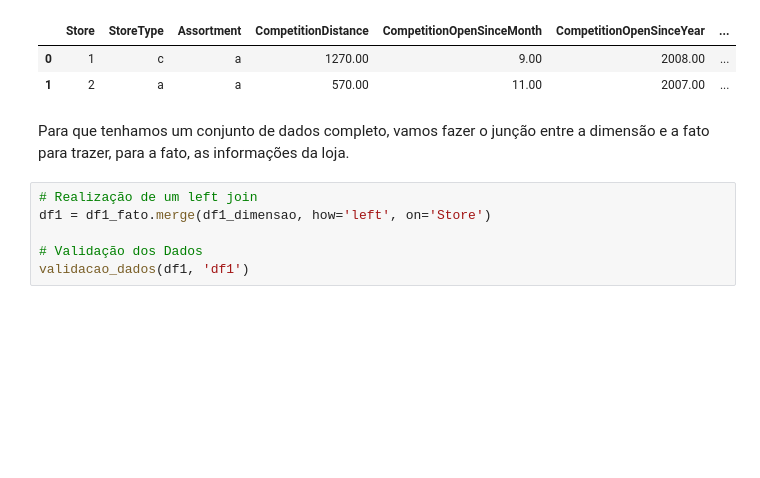
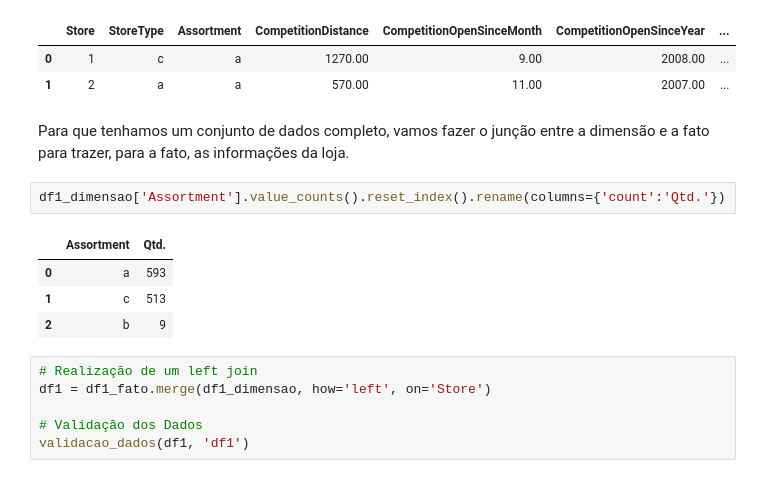
Before and after one commit to jefferson-datascience/Previsao-Vendas-Rossmann, a Jupyter notebook: Notebooks/Ciclo5.ipynb, the cells around one changed output. Cells and saved outputs as stored; diff of their text form; blank space fills up the shorter version.

```diff
--- a/Notebooks/Ciclo5.ipynb
+++ b/Notebooks/Ciclo5.ipynb
@@ -116,6 +137,13 @@ Amostra dos Dados Dimensão
 | 1 | 2 | a | a | 570.00 | 11.00 | 2007.00 | ... |
 # %% [markdown]
 Para que tenhamos um conjunto de dados completo, vamos fazer o junção entre a dimensão e a fato para trazer, para a fato, as informações da loja.
+# %%
+df1_dimensao['Assortment'].value_counts().reset_index().rename(columns={'count':'Qtd.'})
+# %% [output]
+|  | Assortment | Qtd. |
+| 0 | a | 593 |
+| 1 | c | 513 |
+| 2 | b | 9 |
 # %%
 # Realização de um left join
 df1 = df1_fato.merge(df1_dimensao, how='left', on='Store')
```
Also changed, not shown: parts of 3 cells of this notebook.
